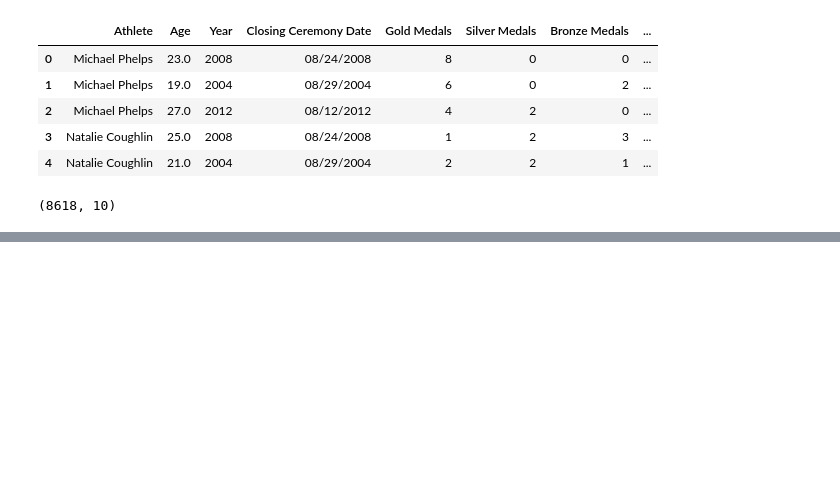
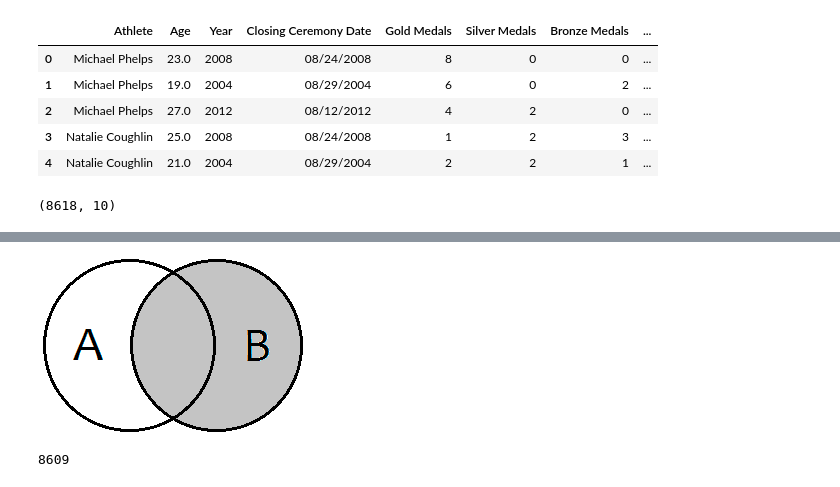
Before and after one commit to nastyc0de/curso_ml, a Jupyter notebook: T2 - 4 - Concatenacion de datos.ipynb, the cells around one changed output, grey strips where cells are left out. Drawn from its saved outputs; the diff is of its cells as text; code cells hidden in the pictures; blank space fills up the shorter version.

```diff
--- a/T2 - 4 - Concatenacion de datos.ipynb
+++ b/T2 - 4 - Concatenacion de datos.ipynb
@@ -186,0 +258,9 @@ data_final.shape
+# %%
+Image(filename='resources/right-join.png')
+# %% [output]
+[figure, added]
+# %%
+merged_right = pd.merge(left=datamain, right=data_country_dlt, how='right', left_on='Athlete', right_on='Athlete')
+len(merged_right)
+# %% [output]
+8609
```
Also changed, not shown: parts of 20 cells of this notebook, 7 other files.
